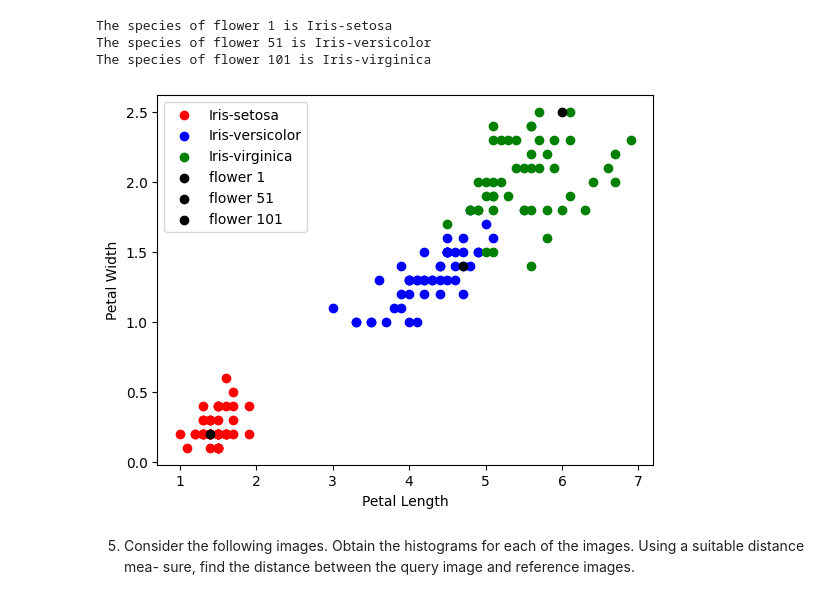
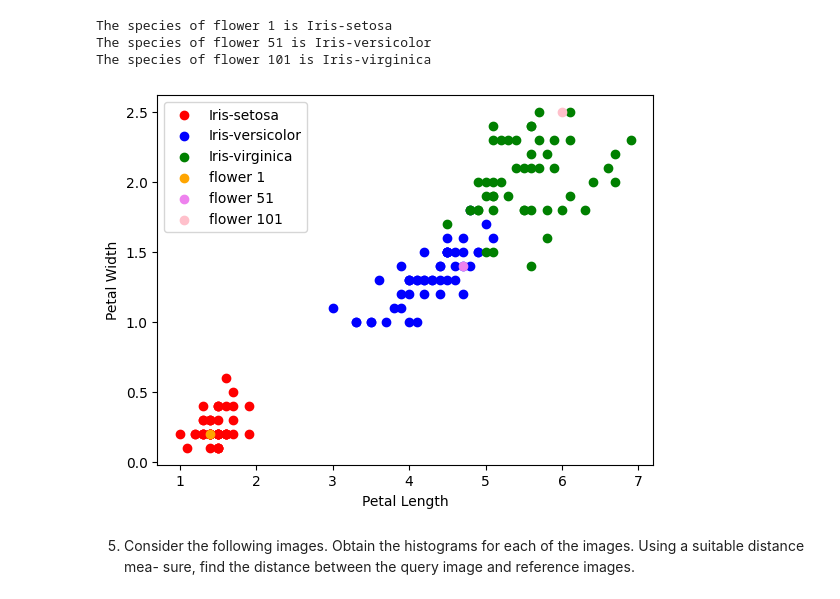
Before and after one commit to parzival979/MISC-CODES, a Jupyter notebook: PR_ASSIGN_1/main.ipynb, the cells around one changed output. Drawn from its saved outputs; the diff is of its cells as text; code cells hidden in the pictures.

```diff
--- a/PR_ASSIGN_1/main.ipynb
+++ b/PR_ASSIGN_1/main.ipynb
@@ -299,17 +299,17 @@ The species of flower 101 is Iris-virginica
 # %%
 # displaying the graph of dataset with the test cases
 plt.scatter(setosa["PetalLengthCm"],setosa["PetalWidthCm"],color="red",label="Iris-setosa")
 plt.scatter(versicolor["PetalLengthCm"],versicolor["PetalWidthCm"],color="blue",label="Iris-versicolor")
 plt.scatter(virginica["PetalLengthCm"],virginica["PetalWidthCm"],color="green",label="Iris-virginica")
-plt.scatter(flower1["PetalLengthCm"],flower1["PetalWidthCm"],color="black",label="flower 1")
-plt.scatter(flower51["PetalLengthCm"],flower51["PetalWidthCm"],color="black",label="flower 51")
-plt.scatter(flower101["PetalLengthCm"],flower101["PetalWidthCm"],color="black",label="flower 101")
+plt.scatter(flower1["PetalLengthCm"],flower1["PetalWidthCm"],color="orange",label="flower 1")
+plt.scatter(flower51["PetalLengthCm"],flower51["PetalWidthCm"],color="violet",label="flower 51")
+plt.scatter(flower101["PetalLengthCm"],flower101["PetalWidthCm"],color="pink",label="flower 101")
 plt.xlabel("Petal Length")
 plt.ylabel("Petal Width")
 plt.legend()
 plt.show()
 # %% [output]
-[figure, old version]
+[figure, new version]
 # %% [markdown]
 5. Consider the following images. Obtain the histograms for each of the images. Using a suitable distance mea-
 sure, find the distance between the query image and reference images.
```
Also changed, not shown: parts of 10 cells of this notebook.
